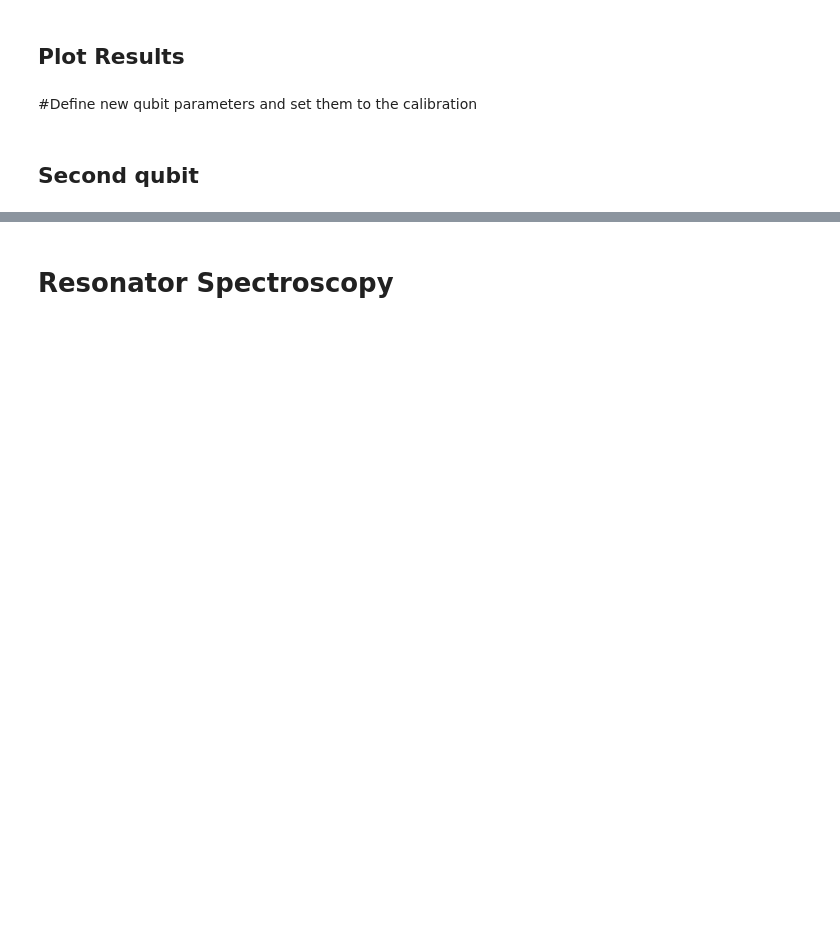
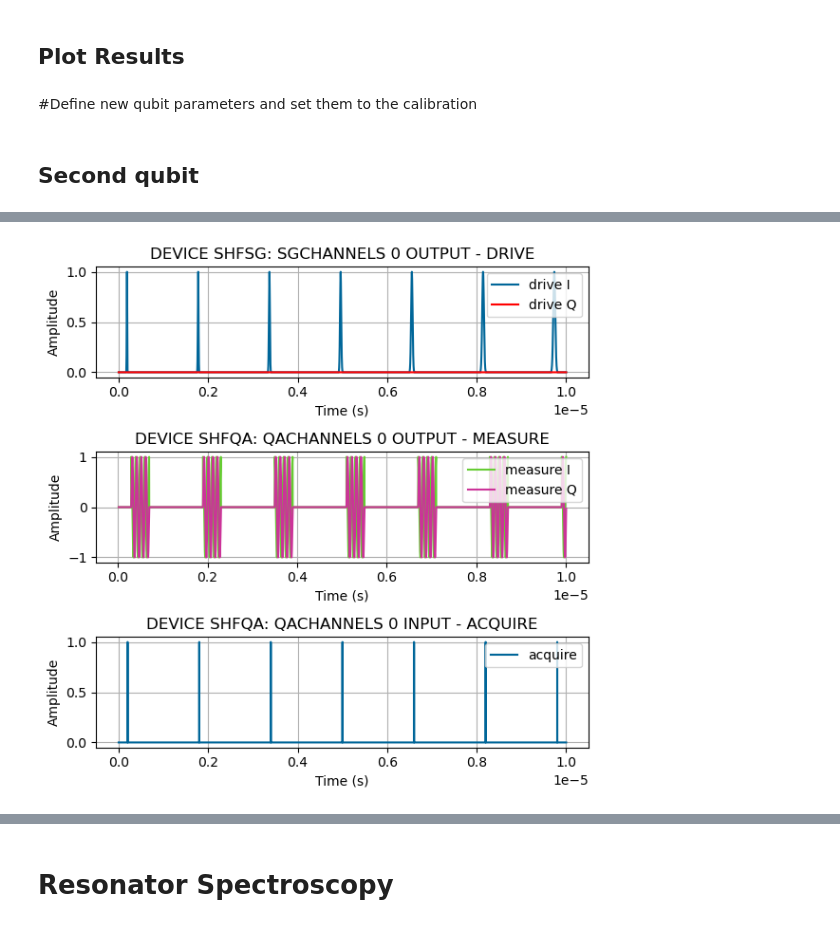
Before and after one commit to SamuelMMT/laboneq, a Jupyter notebook: LabPC_Software/1_Rabi_Oscillation_Fraunhofer.ipynb, the cells around one changed output, grey strips where cells are left out. Cells and saved outputs as stored; diff of their text form; code cells hidden in the pictures; blank space fills up the shorter version.

```diff
--- a/LabPC_Software/1_Rabi_Oscillation_Fraunhofer.ipynb
+++ b/LabPC_Software/1_Rabi_Oscillation_Fraunhofer.ipynb
@@ -568,0 +864,10 @@ KeyboardInterrupt:
+# %%
+# set signal map to qubit 0
+exp.set_signal_map(signal_map_default("q0"))
+
+# create and connect to session
+session = Session(device_setup=device_setup)
+session.connect(do_emulation=emulate)
+
+# run experiment on qubit 0
+my_results = session.run(exp)
@@ -568,0 +894,5 @@ KeyboardInterrupt:
+# %%
+# Plot simulated output signals
+plot_simulation(session.compiled_experiment, 0, 10e-6)
+# %% [output]
+[figure, added]
```
Also changed, not shown: parts of 44 cells of this notebook, 8 other files.
